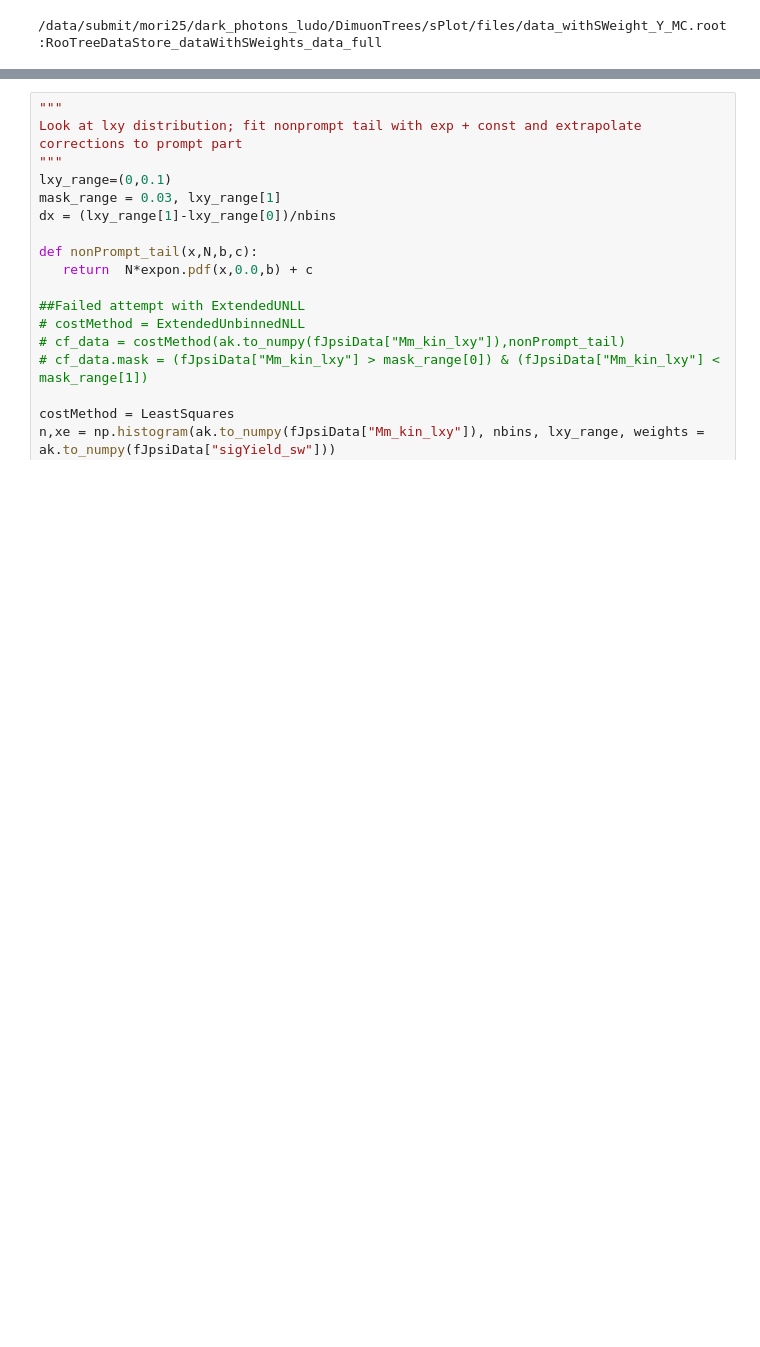
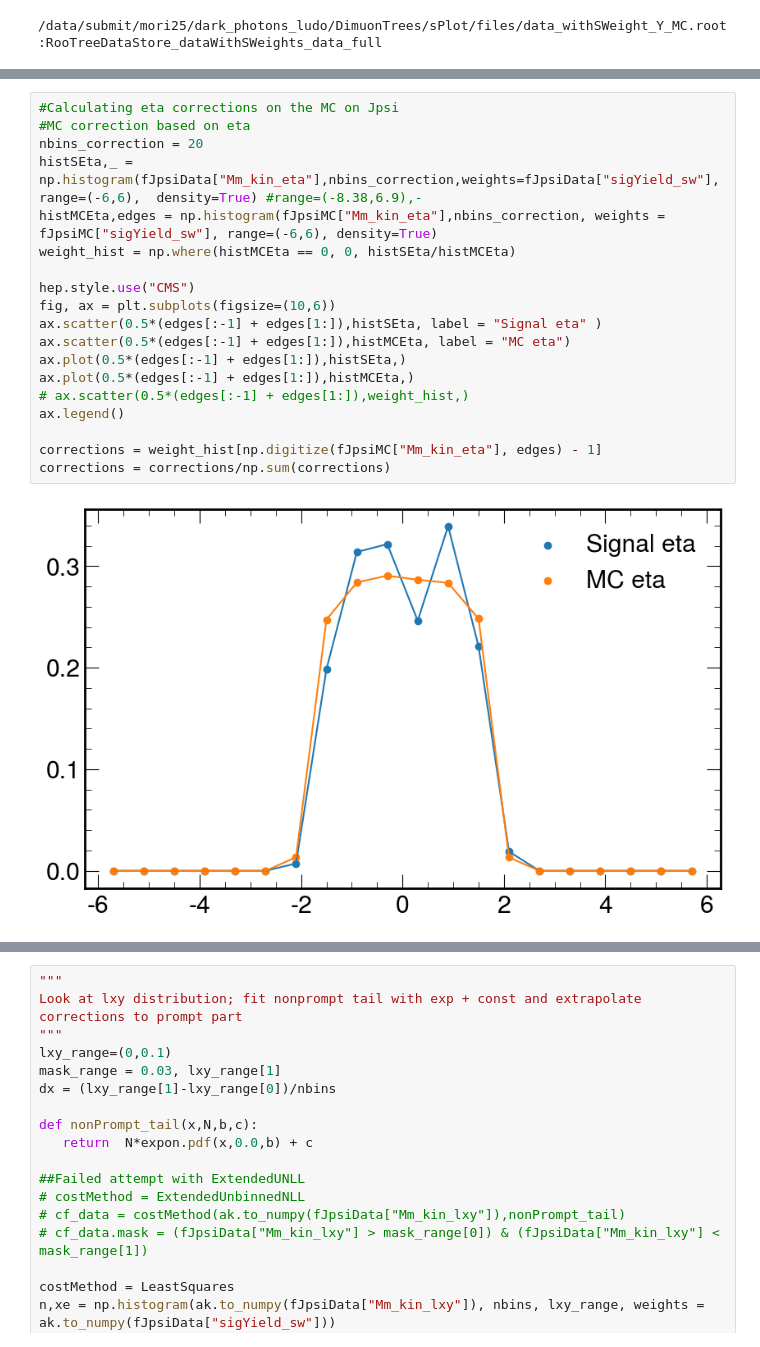
Before and after one commit to ludomori99/Darkphotons_Run3, a Jupyter notebook: notebooks/estimate_BDT_sys.ipynb, the cells around one changed output, grey strips where cells are left out. Saved outputs shown, nothing was run; the diff lists cells and outputs as text; blank space fills up the shorter version.

```diff
--- a/notebooks/estimate_BDT_sys.ipynb
+++ b/notebooks/estimate_BDT_sys.ipynb
@@ -169,3 +169,24 @@ Text(0, 1, 'Normalized frequency')
+# %%
+#Calculating eta corrections on the MC on Jpsi
+#MC correction based on eta
+nbins_correction = 20
+histSEta,_ = np.histogram(fJpsiData["Mm_kin_eta"],nbins_correction,weights=fJpsiData["sigYield_sw"], range=(-6,6),  density=True) #range=(-8.38,6.9),-
+histMCEta,edges = np.histogram(fJpsiMC["Mm_kin_eta"],nbins_correction, weights = fJpsiMC["sigYield_sw"], range=(-6,6), density=True)
+weight_hist = np.where(histMCEta == 0, 0, histSEta/histMCEta)
+
+hep.style.use("CMS")
+fig, ax = plt.subplots(figsize=(10,6))
+ax.scatter(0.5*(edges[:-1] + edges[1:]),histSEta, label = "Signal eta" )
+ax.scatter(0.5*(edges[:-1] + edges[1:]),histMCEta, label = "MC eta")
+ax.plot(0.5*(edges[:-1] + edges[1:]),histSEta,)
+ax.plot(0.5*(edges[:-1] + edges[1:]),histMCEta,)
+# ax.scatter(0.5*(edges[:-1] + edges[1:]),weight_hist,)
+ax.legend()
+
+corrections = weight_hist[np.digitize(fJpsiMC["Mm_kin_eta"], edges) - 1]
+corrections = corrections/np.sum(corrections)
+# %% [output]
+[figure, added]
 # %%
 """
 A first study of the efficiency of the BDT on the Jpsi peak. Here look at the BDT trained on Y
```
Also changed, not shown: parts of 5 cells of this notebook, 6 other files.
